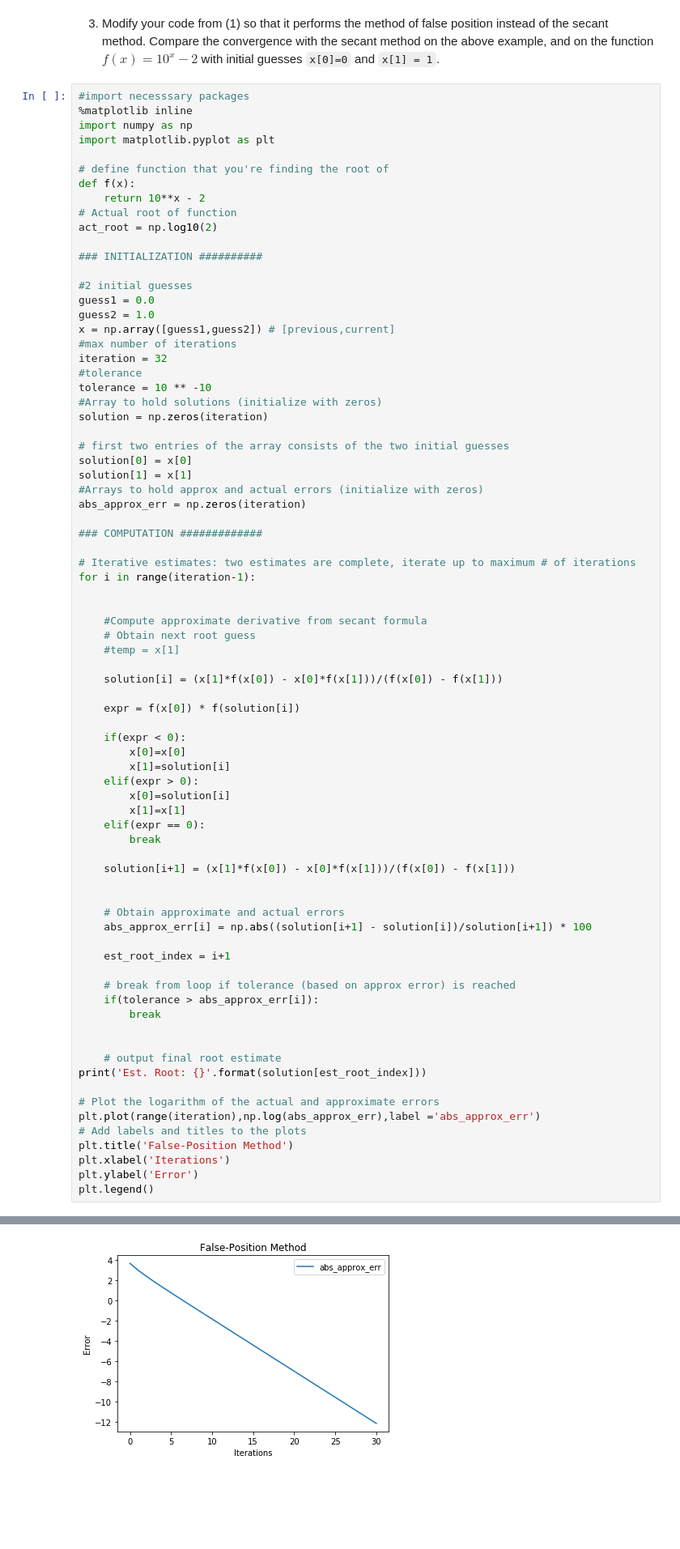
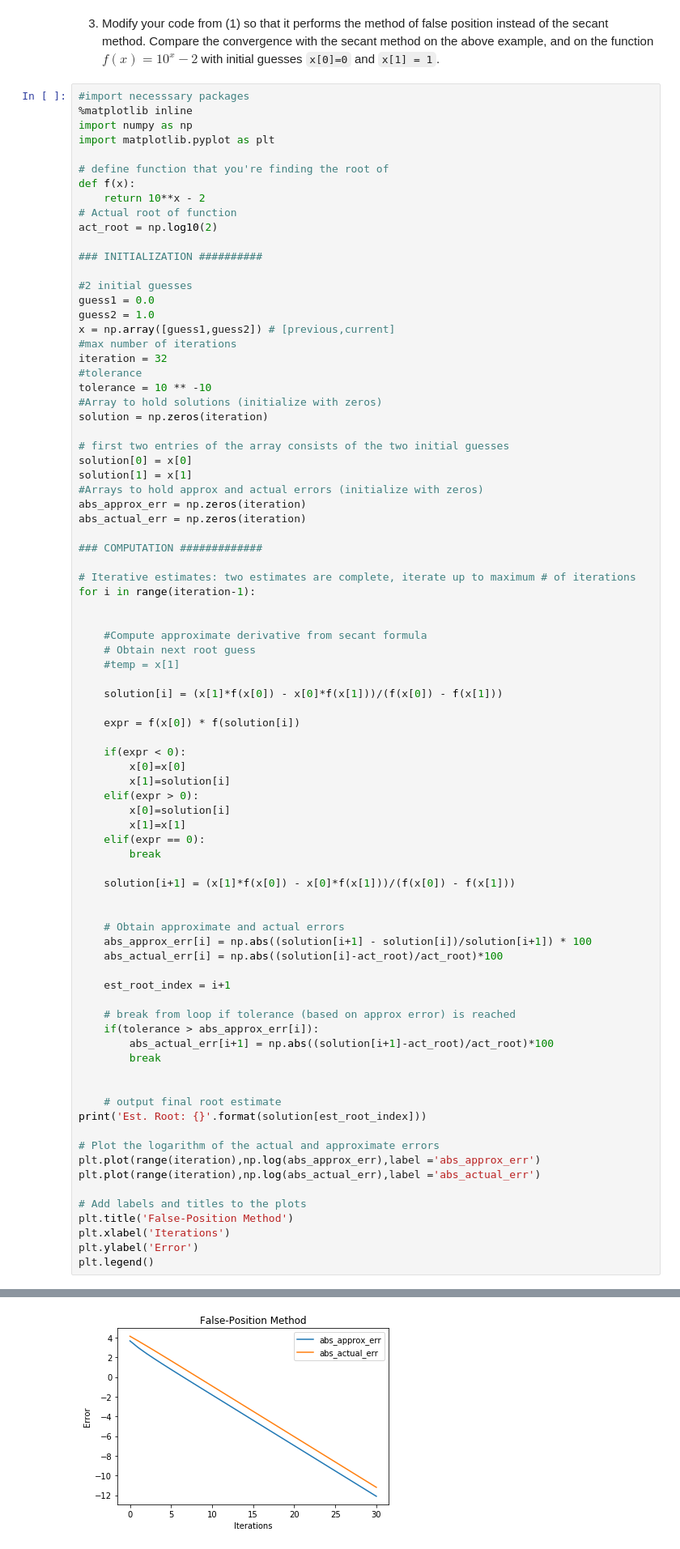
Before and after one commit to FatherLuis/Numerical_Analysis, a Jupyter notebook: VargasTamayo_Luis_Secant_Method.ipynb, the cells around one changed output, grey strips where cells are left out. Shown: that part at 81% size. Saved outputs shown, nothing was run; the diff lists cells and outputs as text; blank space fills up the shorter version.

```diff
--- a/VargasTamayo_Luis_Secant_Method.ipynb
+++ b/VargasTamayo_Luis_Secant_Method.ipynb
@@ -212,6 +229,7 @@ solution[0] = x[0]
 solution[1] = x[1]
 #Arrays to hold approx and actual errors (initialize with zeros)
 abs_approx_err = np.zeros(iteration)
+abs_actual_err = np.zeros(iteration)
 
 ### COMPUTATION #############
 
@@ -235,31 +253,35 @@ for i in range(iteration-1):
         x[1]=x[1]
     elif(expr == 0):
         break
 
     solution[i+1] = (x[1]*f(x[0]) - x[0]*f(x[1]))/(f(x[0]) - f(x[1]))
 
 
     # Obtain approximate and actual errors
     abs_approx_err[i] = np.abs((solution[i+1] - solution[i])/solution[i+1]) * 100
+    abs_actual_err[i] = np.abs((solution[i]-act_root)/act_root)*100
 
     est_root_index = i+1
 
     # break from loop if tolerance (based on approx error) is reached
     if(tolerance > abs_approx_err[i]):
+        abs_actual_err[i+1] = np.abs((solution[i+1]-act_root)/act_root)*100
         break
 
 
     # output final root estimate
 print('Est. Root: {}'.format(solution[est_root_index]))
 
 # Plot the logarithm of the actual and approximate errors
 plt.plot(range(iteration),np.log(abs_approx_err),label ='abs_approx_err')
+plt.plot(range(iteration),np.log(abs_actual_err),label ='abs_actual_err')
+
 # Add labels and titles to the plots
 plt.title('False-Position Method')
 plt.xlabel('Iterations')
 plt.ylabel('Error')
 plt.legend()
 # %% [output]
 Est. Root: 0.30102997118083014
 <matplotlib.legend.Legend at 0x...>
-[figure, old version]
+[figure, new version]
```
Also changed, not shown: parts of 2 cells of this notebook, 1 other file.
